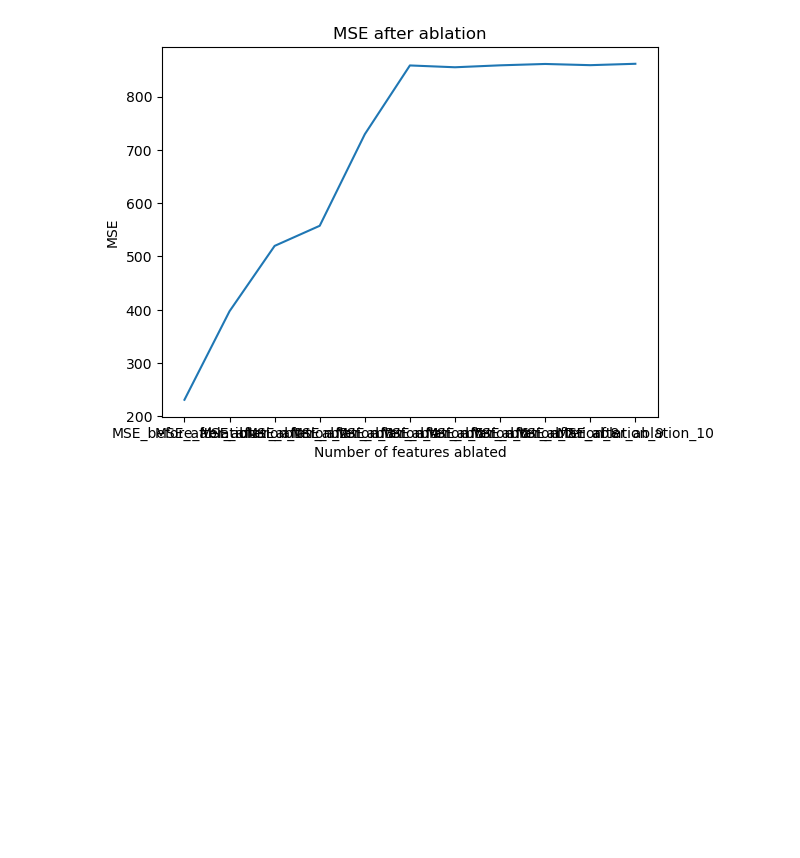
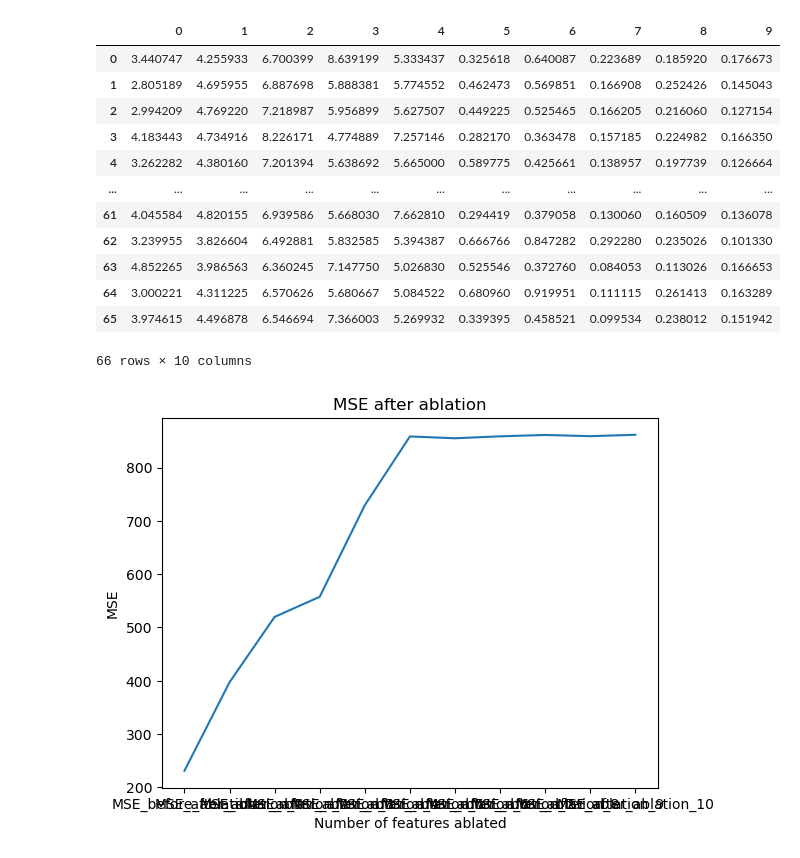
Before and after one commit to Yu-Group/imodels-experiments, a Jupyter notebook: feature_importance/ablation_demo.ipynb, the cells around one changed output. Saved outputs shown, nothing was run; the diff lists cells and outputs as text; code cells hidden in the pictures; blank space fills up the shorter version.

```diff
--- a/feature_importance/ablation_demo.ipynb
+++ b/feature_importance/ablation_demo.ipynb
@@ -105,6 +105,43 @@ def tree_shap_local(X, y, fit):
     result_table = pd.DataFrame(results, columns=[f'Feature_{i}' for i in range(X.shape[1])])
 
     return result_table
+# %%
+n = 200
+d = 10
+mean = [[0]*5 + [0]*5, [10]*5 + [0]*5]
+scale = [[1]*10,[1]*10]
+s = 5
+X = sample_normal_X_subgroups(n, d, mean, scale)
+beta = np.concatenate((np.ones(s), np.zeros(d-s)))
+y = np.matmul(X, beta)
+split_seed = 0
+X_train, X_tune, X_test, y_train, y_tune, y_test = apply_splitting_strategy(X, y, "train-test", split_seed)
+
+rf_regressor = RandomForestRegressor(n_estimators=100, min_samples_leaf=5, max_features=0.33, random_state=331)
+rf_regressor.fit(X_train, y_train)
+seed = 0
+rf_plus_model = RandomForestPlusRegressor(rf_model=copy.deepcopy(rf_regressor), include_raw=False)
+rf_plus_model = RandomForestPlusRegressor(rf_model=rf_regressor, include_raw=False)
+rf_plus_model.fit(X_train, y_train)
+
+score = rf_plus_model.get_mdi_plus_scores(X_test, y_test, lfi=True, lfi_abs = "outside", sample_split=None)
+local_fi_score = score["lfi"]
+# %%
+local_fi_score
+# %% [output]
+|  | 0 | 1 | 2 | 3 | 4 | 5 | 6 | 7 | 8 | 9 |
+| 0 | 3.440747 | 4.255933 | 6.700399 | 8.639199 | 5.333437 | 0.325618 | 0.640087 | 0.223689 | 0.185920 | 0.176673 |
+| 1 | 2.805189 | 4.695955 | 6.887698 | 5.888381 | 5.774552 | 0.462473 | 0.569851 | 0.166908 | 0.252426 | 0.145043 |
+| 2 | 2.994209 | 4.769220 | 7.218987 | 5.956899 | 5.627507 | 0.449225 | 0.525465 | 0.166205 | 0.216060 | 0.127154 |
+| 3 | 4.183443 | 4.734916 | 8.226171 | 4.774889 | 7.257146 | 0.282170 | 0.363478 | 0.157185 | 0.224982 | 0.166350 |
+| 4 | 3.262282 | 4.380160 | 7.201394 | 5.638692 | 5.665000 | 0.589775 | 0.425661 | 0.138957 | 0.197739 | 0.126664 |
+| ... | ... | ... | ... | ... | ... | ... | ... | ... | ... | ... |
+| 61 | 4.045584 | 4.820155 | 6.939586 | 5.668030 | 7.662810 | 0.294419 | 0.379058 | 0.130060 | 0.160509 | 0.136078 |
+| 62 | 3.239955 | 3.826604 | 6.492881 | 5.832585 | 5.394387 | 0.666766 | 0.847282 | 0.292280 | 0.235026 | 0.101330 |
+| 63 | 4.852265 | 3.986563 | 6.360245 | 7.147750 | 5.026830 | 0.525546 | 0.372760 | 0.084053 | 0.113026 | 0.166653 |
+| 64 | 3.000221 | 4.311225 | 6.570626 | 5.680667 | 5.084522 | 0.680960 | 0.919951 | 0.111115 | 0.261413 | 0.163289 |
+| 65 | 3.974615 | 4.496878 | 6.546694 | 7.366003 | 5.269932 | 0.339395 | 0.458521 | 0.099534 | 0.238012 | 0.151942 |
+66 rows × 10 columns
 # %%
 # Define the data
 n = 200
```
